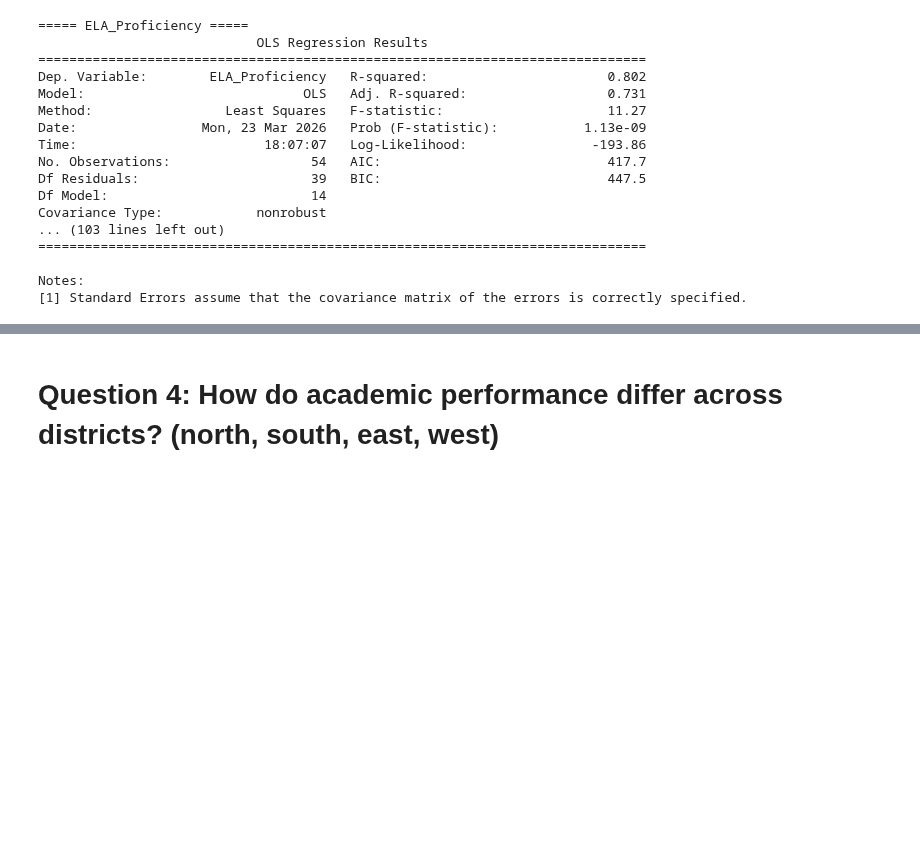
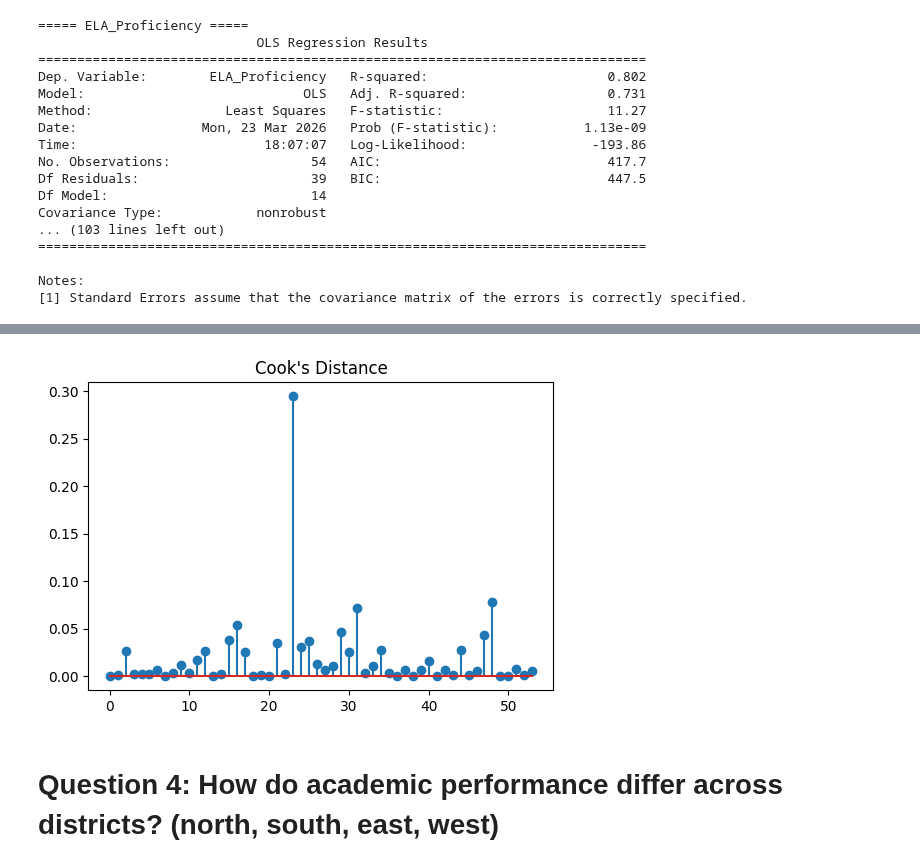
Before and after one commit to IshitaSingh23/STUDENT-MEALS, a Jupyter notebook: EDA.ipynb, the cells around one changed output, grey strips where cells are left out. Cells and saved outputs as stored; diff of their text form; code cells hidden in the pictures; blank space fills up the shorter version.

```diff
--- a/EDA.ipynb
+++ b/EDA.ipynb
@@ -1068,0 +1092,10 @@ Notes:
+# %%
+influence = model.get_influence()
+cooks_d = influence.cooks_distance[0]
+
+plt.figure(figsize=(6,4))
+plt.stem(cooks_d)
+plt.title("Cook's Distance")
+plt.show()
+# %% [output]
+[figure, added]
```
Also changed, not shown: parts of 7 cells of this notebook, 7 other files.
